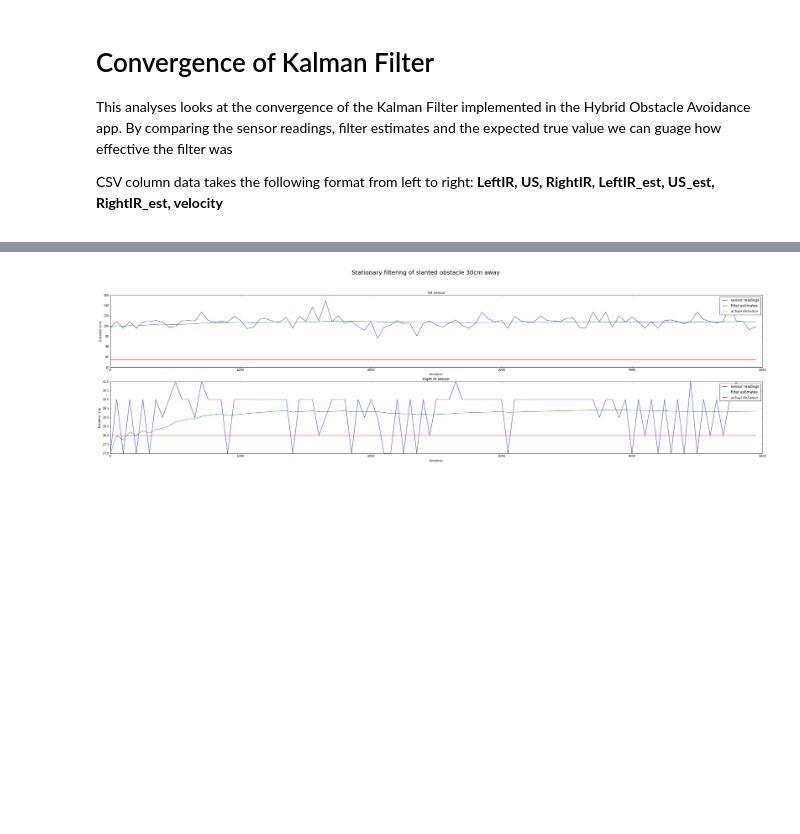
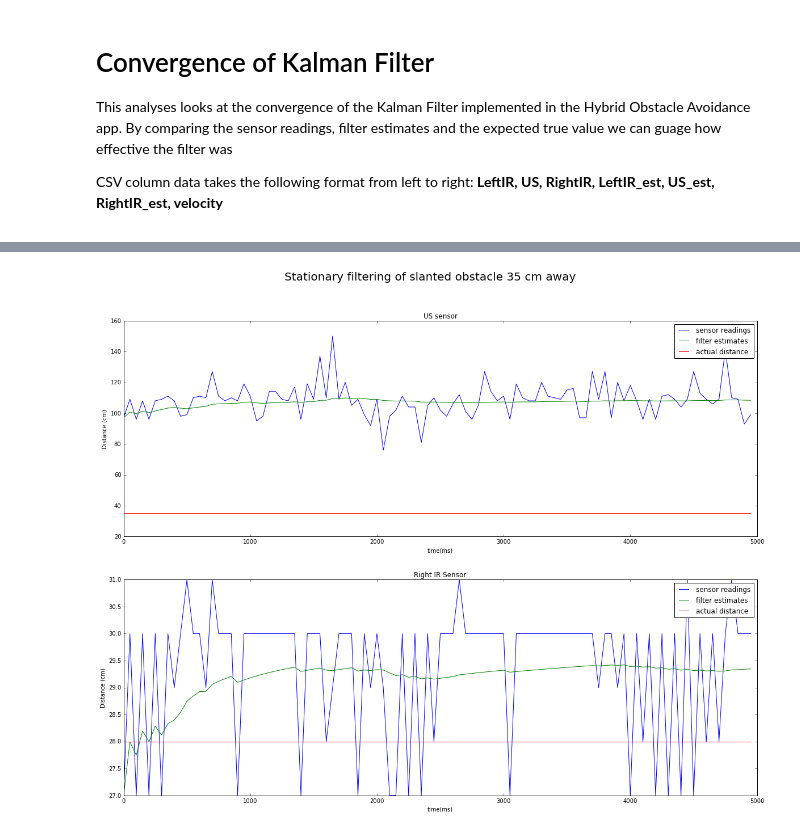
Before and after one commit to a-pradhan/SensorOutputAnalysis, a Jupyter notebook: Kalman Filter Analysis.ipynb, the cells around one changed output, grey strips where cells are left out. Cells and saved outputs as stored; diff of their text form; code cells hidden in the pictures; blank space fills up the shorter version.

```diff
--- a/Kalman Filter Analysis.ipynb
+++ b/Kalman Filter Analysis.ipynb
@@ -155,38 +155,38 @@ plt.savefig("Kalman Filter Plots/150cm.png")
 KF_slanted_30cm_df = pd.read_csv("slanted 30cm.csv", header=None)
 KF_slanted_30cm_df.columns =["leftIR", "US", "rightIR", "leftIR_est", "US_est", "rightIR_est", "velocity"]
 # time starts at 0
 # create time series of 50 ms increments for plot
 maxtime = KF_slanted_30cm_df["leftIR"].count() * 50
 time = np.arange(0, maxtime, 50)
 
-fig = plt.figure(figsize=(40,15))
-fig.suptitle("Stationary filtering of slanted obstacle 30cm away\n",fontsize=20)
+fig = plt.figure(figsize=(20,15))
+fig.suptitle("Stationary filtering of slanted obstacle 35 cm away\n",fontsize=20)
 
 
-ax2 = plt.subplot2grid((3,1),(0,0),rowspan=1,colspan=1)
+ax2 = plt.subplot2grid((2,1),(0,0),rowspan=1,colspan=1)
 ax2.plot(time[0:100], KF_slanted_30cm_df.US[0:100], label='sensor readings')
 ax2.plot(time[0:100], KF_slanted_30cm_df.US_est[0:100], label='filter estimates')
 ax2.plot(time[0:100], [35]*100, label='actual distance')
 ax2.legend()
 ax2.set_title("US sensor")
 ax2.set_xlabel("time(ms)")
 ax2.set_ylabel("Distance (cm)")
 
-ax3 = plt.subplot2grid((3,1),(1,0),rowspan=1,colspan=1)
+ax3 = plt.subplot2grid((2,1),(1,0),rowspan=1,colspan=1)
 ax3.plot(time[0:100], KF_slanted_30cm_df.rightIR[0:100], label='sensor readings')
 ax3.plot(time[0:100], KF_slanted_30cm_df.rightIR_est[0:100], label='filter estimates')
 ax3.plot(time[0:100], [28]*100, label='actual distance')
 ax3.legend()
 ax3.set_title("Right IR Sensor")
 ax3.set_xlabel("time(ms)")
 ax3.set_ylabel("Distance (cm)")
 
 
 
 
 plt.savefig("Kalman Filter Plots/slanted_30cm.png")
 # %% [output]
-[figure, old version]
+[figure, new version]
 # %%
 # Stationary filtering of slanted obstacle 70cm away
 KF_slanted_70cm_df = pd.read_csv("slanted 70cm.csv", header=None)
```
Also changed, not shown: parts of 5 cells of this notebook, 11 other files.
